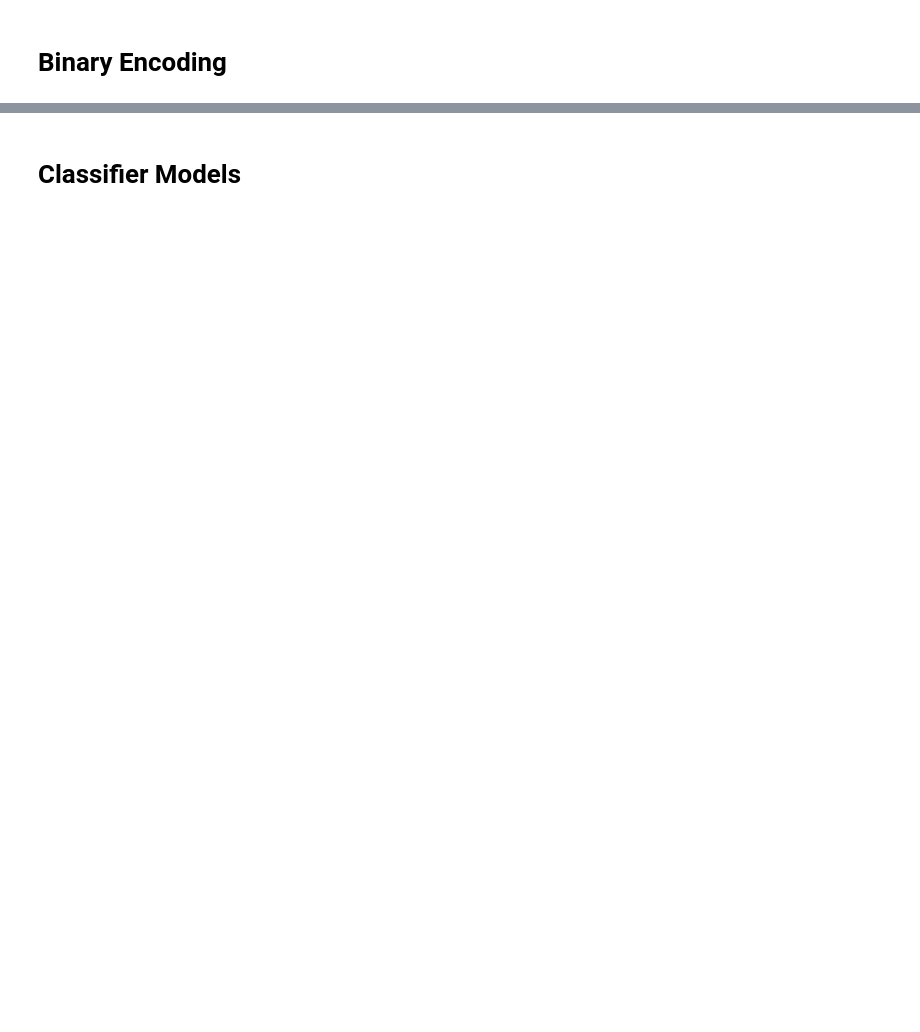
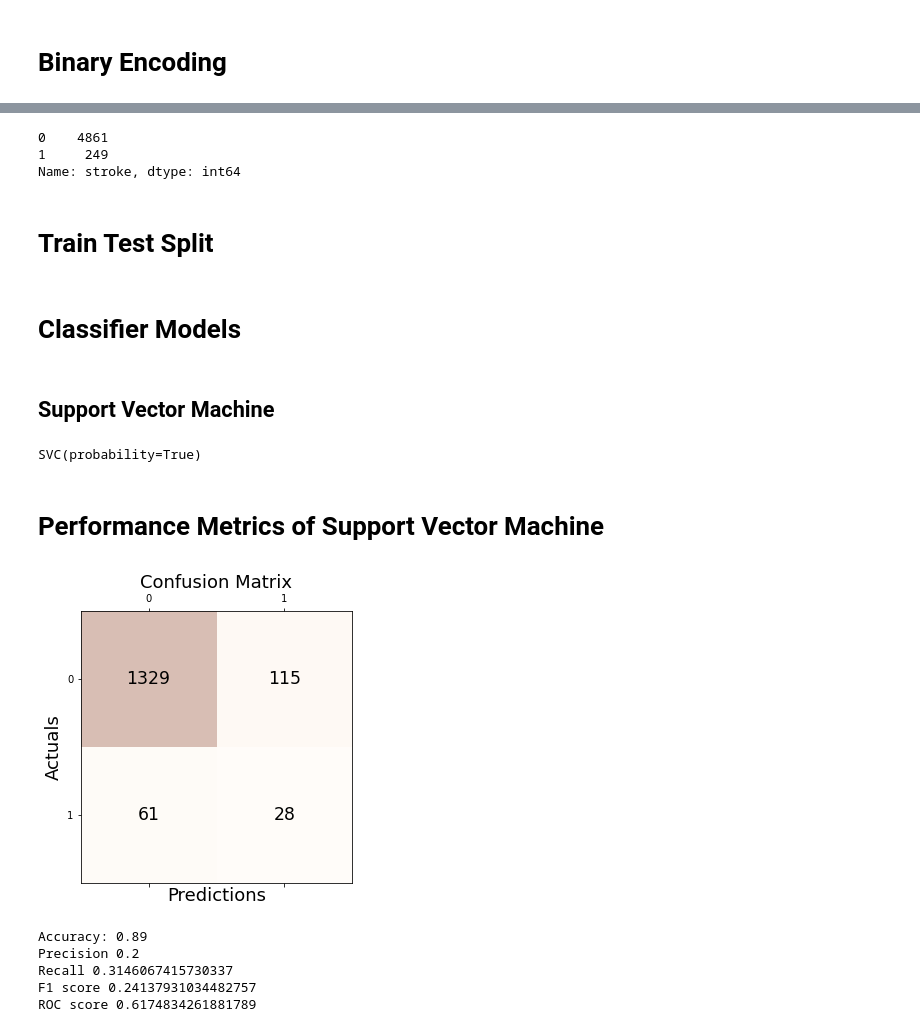
Before and after one commit to fpaul787/stroke-prediction, a Jupyter notebook: healthcare_ml_project.ipynb, the cells around one changed output, grey strips where cells are left out. Cells and saved outputs as stored; diff of their text form; code cells hidden in the pictures; blank space fills up the shorter version.

```diff
--- a/healthcare_ml_project.ipynb
+++ b/healthcare_ml_project.ipynb
@@ -201,2 +234,17 @@ data.head()
+# %%
+data_train['stroke'].value_counts()
+# %% [output]
+0    4861
+1     249
+Name: stroke, dtype: int64
+# %% [markdown]
+# Train Test Split
+# %%
+from sklearn.model_selection import train_test_split # split data
+X_train, X_test, Y_train, Y_test = train_test_split(X, y, test_size=0.3, random_state=42)
+# %%
+from imblearn.over_sampling import SMOTE
+smote = SMOTE()
+x_train_balanced, y_train_balanced = smote.fit_resample(X_train, Y_train)
 # %% [markdown]
 # Classifier Models
@@ -205,0 +251,50 @@ X = data.drop(['stroke'], axis=1)
+# %% [markdown]
+## Support Vector Machine
+# %%
+from sklearn.svm import SVC, LinearSVC
+svm_classifier = SVC(probability = True) #rbf is gaussian kernel based on radial basis function.
+# svm_linear_classifier = LinearSVC(loss="hinge") # non linear classification
+# svm_poly_classifier = SVC(kernel="poly", degree=3, coef0=1, C=5) # polynomial kernel
+
+
+svm_classifier.fit(x_train_balanced, y_train_balanced)
+# svm_linear_classifier.fit(X_train, Y_train)
+# svm_poly_classifier.fit(X_train, Y_train)
+# %% [output]
+SVC(probability=True)
+# %%
+y_pred_svm = svm_classifier.predict(X_test)
+# y_pred_svm_linear = svm_linear_classifier.predict(X_test)
+# y_pred_svm_poly = svm_poly_classifier.predict(X_test)
+
+
+# print('SVM Linear Accuracy:', accuracy_score(Y_test, y_pred_svm_linear))
+# print('SVM Polynomial Accuracy:', accuracy_score(Y_test, y_pred_svm_poly))
+# %% [markdown]
+# Performance Metrics of Support Vector Machine
+# %%
+conf_matrix = confusion_matrix(y_true=Y_test, y_pred=y_pred_svm)
+fig, ax = plt.subplots(figsize=(5, 5))
+ax.matshow(conf_matrix, cmap=plt.cm.Oranges, alpha=0.3)
+for i in range(conf_matrix.shape[0]):
+    for j in range(conf_matrix.shape[1]):
+        ax.text(x=j, y=i,s=conf_matrix[i, j], va='center', ha='center', size='xx-large')
+
+plt.xlabel('Predictions', fontsize=18)
+plt.ylabel('Actuals', fontsize=18)
+plt.title('Confusion Matrix', fontsize=18)
+plt.show()
+# %% [output]
+[figure, added]
+# %%
+print('Accuracy:', round(accuracy_score(Y_test, y_pred_svm), 2))
+print('Precision',round(precision_score(Y_test,y_pred_svm), 2))
+print('Recall',recall_score(Y_test,y_pred_svm))
+print('F1 score',f1_score(Y_test,y_pred_svm))
+print('ROC score',roc_auc_score(Y_test,y_pred_svm))
+# %% [output]
+Accuracy: 0.89
+Precision 0.2
+Recall 0.3146067415730337
+F1 score 0.24137931034482757
+ROC score 0.6174834261881789
```
Also changed, not shown: parts of 28 cells of this notebook.
